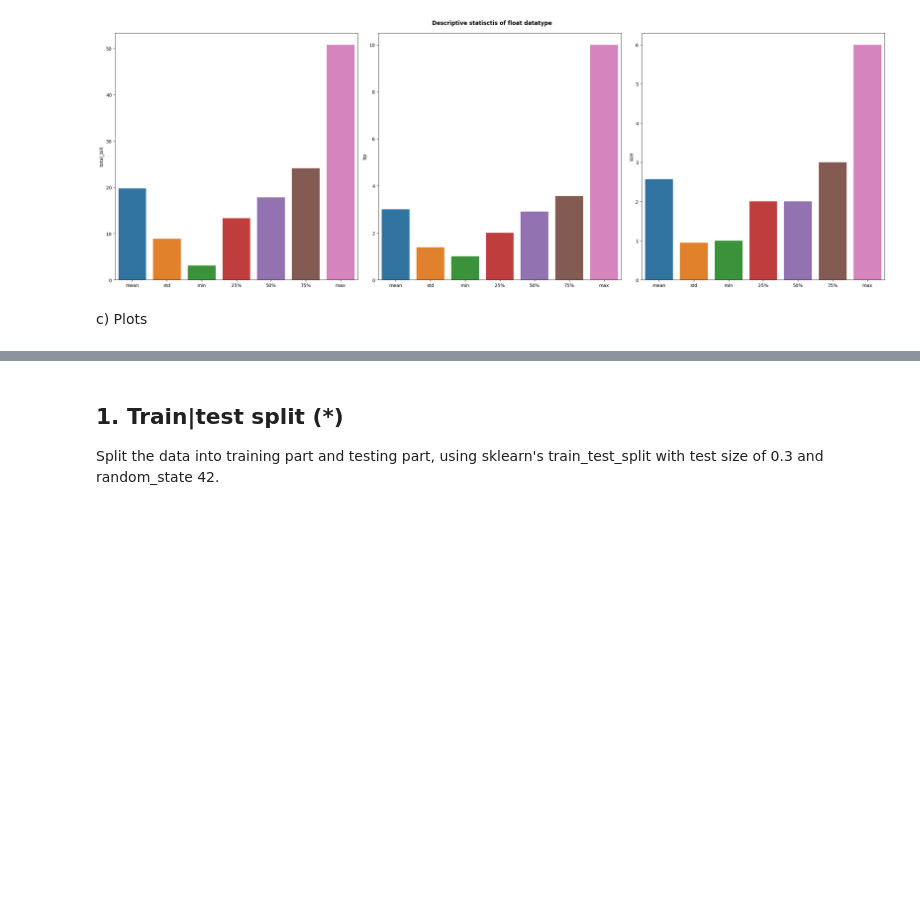
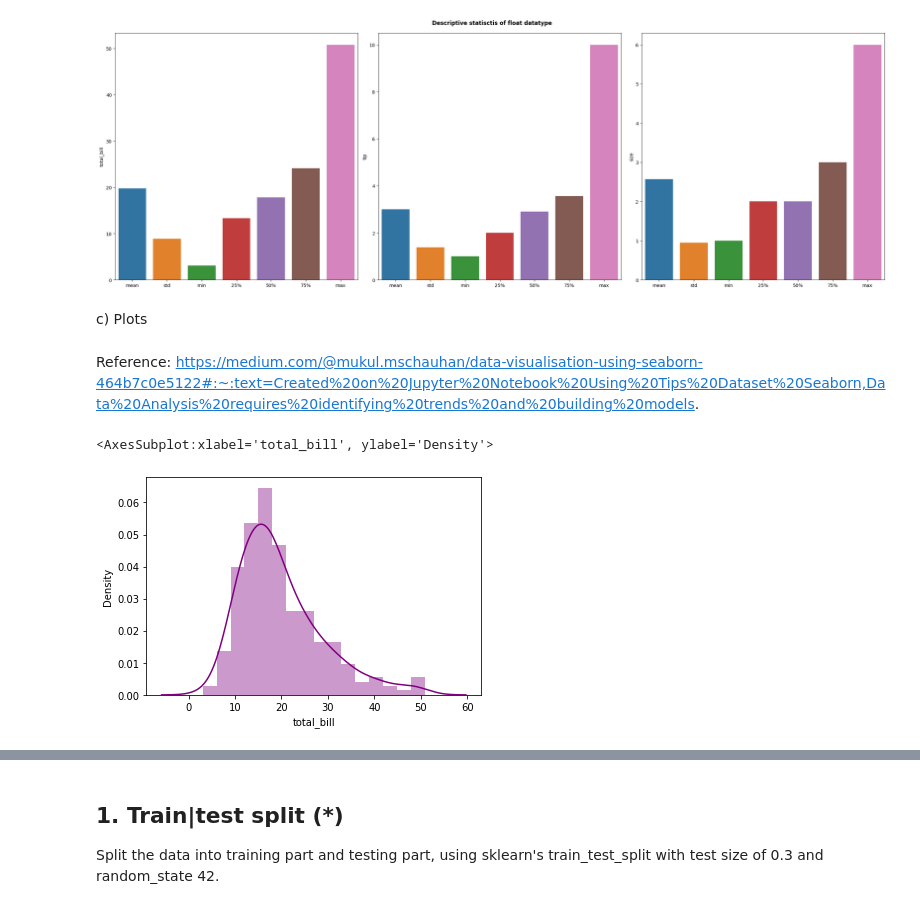
Before and after one commit to yuna-liu/Maskininlarning-Yuna-Liu, a Jupyter notebook: Exercises/E03_overfit_regularization.ipynb, the cells around one changed output, grey strips where cells are left out. Cells and saved outputs as stored; diff of their text form; code cells hidden in the pictures; blank space fills up the shorter version.

```diff
--- a/Exercises/E03_overfit_regularization.ipynb
+++ b/Exercises/E03_overfit_regularization.ipynb
@@ -62,4 +78,6 @@ import matplotlib.pyplot as plt
 import seaborn as sns
 
 tips_copy = sns.load_dataset('tips')
+# %%
+tips = tips_copy.copy()
 # %%
@@ -127,3 +144,12 @@ Text(0.5, 1.03, 'Descriptive statisctis of float datatype')
 [figure]
 # %% [markdown]
 c) Plots
+# %% [markdown]
+Reference:
+https://medium.com/@mukul.mschauhan/data-visualisation-using-seaborn-464b7c0e5122#:~:text=Created%20on%20Jupyter%20Notebook%20Using%20Tips%20Dataset%20Seaborn,Data%20Analysis%20requires%20identifying%20trends%20and%20building%20models.
+# %%
+sns.distplot(tips["total_bill"], bins=16, color="purple")
+# Binsize is calculated using square-root of row count.
+# %% [output]
+<AxesSubplot:xlabel='total_bill', ylabel='Density'>
+[figure, added]
```
Also changed, not shown: parts of 27 cells of this notebook.
